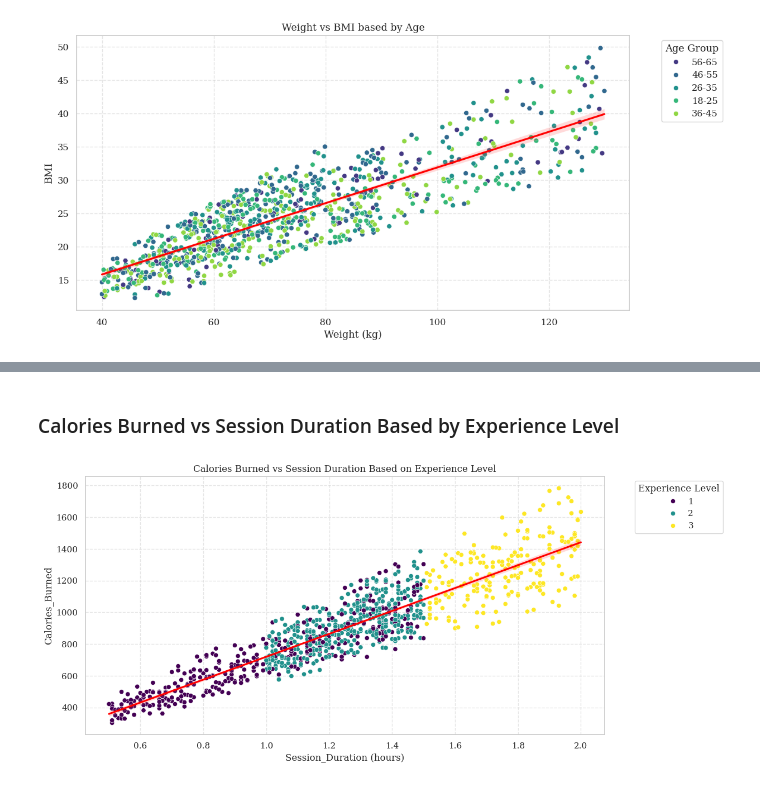
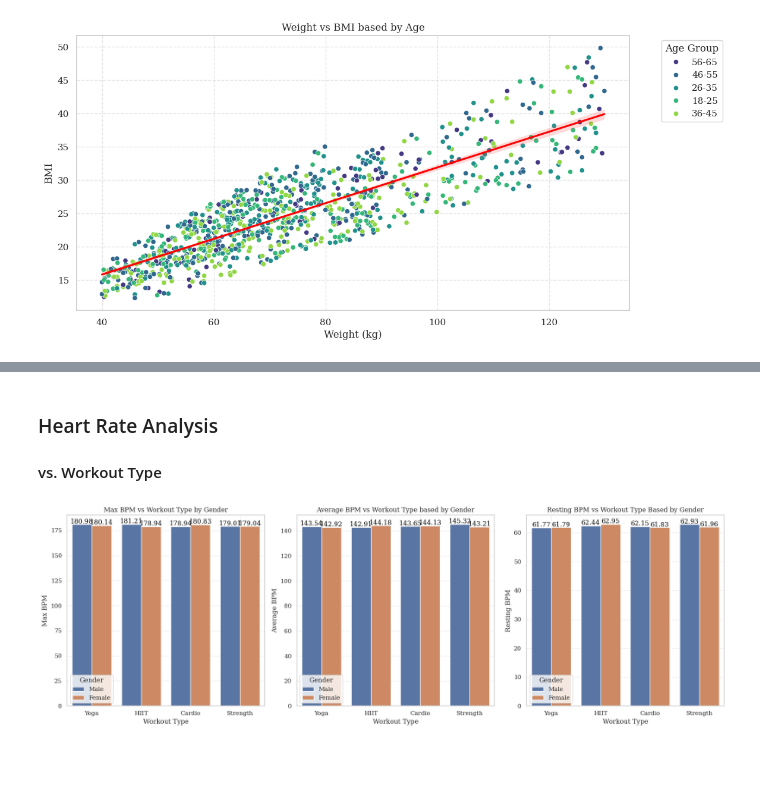
Before and after one commit to aelluminate-hive/gym-members-exercise-analysis, a Jupyter notebook: notebooks/report.ipynb, the cells around one changed output, grey strips where cells are left out. Saved outputs shown, nothing was run; the diff lists cells and outputs as text; code cells hidden in the pictures; blank space fills up the shorter version.

```diff
--- a/notebooks/report.ipynb
+++ b/notebooks/report.ipynb
@@ -354,23 +353,54 @@ plt.show()
-# %% [markdown]
-### Calories Burned vs Session Duration Based by Experience Level
-# %%
-# Set up the matplotlib figure
-plt.figure(figsize=(12, 6))
-
-# Plot the calories burned vs BMI
-sns.scatterplot(data=data, x='Session_Duration (hours)', y='Calories_Burned', hue='Experience_Level', palette='viridis')
-plt.title('Calories Burned vs Session Duration Based on Experience Level')
-
-# Add grid lines
-plt.grid(True, linestyle='--', alpha=0.5)
-
-# Add trendline
-sns.regplot(data=data, x='Session_Duration (hours)', y='Calories_Burned', scatter=False, color='red')
-
-# Place the legend outside the plot
-plt.legend(title='Experience Level', bbox_to_anchor=(1.05, 1), loc='upper left')
-
-# Display the plot
-plt.show()
-# %% [output]
-[figure, removed]
+# %% [markdown]
+### Heart Rate Analysis
+
+#### vs. Workout Type
+# %%
+# Set up the matplotlib figure with 3 subplots in a horizontal formation
+fig, axes = plt.subplots(1, 3, figsize=(18, 6))
+
+# Plot the max BPM vs workout type grouped by Gender
+sns.barplot(data=data, x='Workout_Type', y='Max_BPM', hue='Gender', ci=None, ax=axes[0])
+axes[0].set_xlabel('Workout Type')
+axes[0].set_ylabel('Max BPM')
+axes[0].set_title('Max BPM vs Workout Type by Gender')
+for p in axes[0].patches:
+    height = p.get_height()
+    if height > 0:
+        axes[0].annotate(f'{height:.2f}', (p.get_x() + p.get_width() / 2., height),
+                         ha='center', va='center', color='black', xytext=(0, 5),
+                         textcoords='offset points')
+axes[0].grid(True, linestyle='--', alpha=0.5)
+
+# Plot the average BPM vs workout type based by Gender
+sns.barplot(data=data, x='Workout_Type', y='Avg_BPM', hue='Gender', ci=None, ax=axes[1])
+axes[1].set_xlabel('Workout Type')
+axes[1].set_ylabel('Average BPM')
+axes[1].set_title('Average BPM vs Workout Type based by Gender')
+for p in axes[1].patches:
+    height = p.get_height()
+    if height > 0:
+        axes[1].annotate(f'{height:.2f}', (p.get_x() + p.get_width() / 2., height),
+                         ha='center', va='center', color='black', xytext=(0, 5),
+                         textcoords='offset points')
+axes[1].grid(True, linestyle='--', alpha=0.5)
+
+# Plot the resting BPM vs workout type based by gender
+sns.barplot(data=data, x='Workout_Type', y='Resting_BPM', hue='Gender', ci=None, ax=axes[2])
+axes[2].set_xlabel('Workout Type')
+axes[2].set_ylabel('Resting BPM')
+axes[2].set_title('Resting BPM vs Workout Type Based by Gender')
+for p in axes[2].patches:
+    height = p.get_height()
+    if height > 0:
+        axes[2].annotate(f'{height:.2f}', (p.get_x() + p.get_width() / 2., height),
+                         ha='center', va='center', color='black', xytext=(0, 5),
+                         textcoords='offset points')
+axes[2].grid(True, linestyle='--', alpha=0.5)
+
+# Adjust layout
+plt.tight_layout()
+
+# Show the plot
+plt.show()
+# %% [output]
+[figure, added]
```
Also changed, not shown: parts of 22 cells of this notebook.
